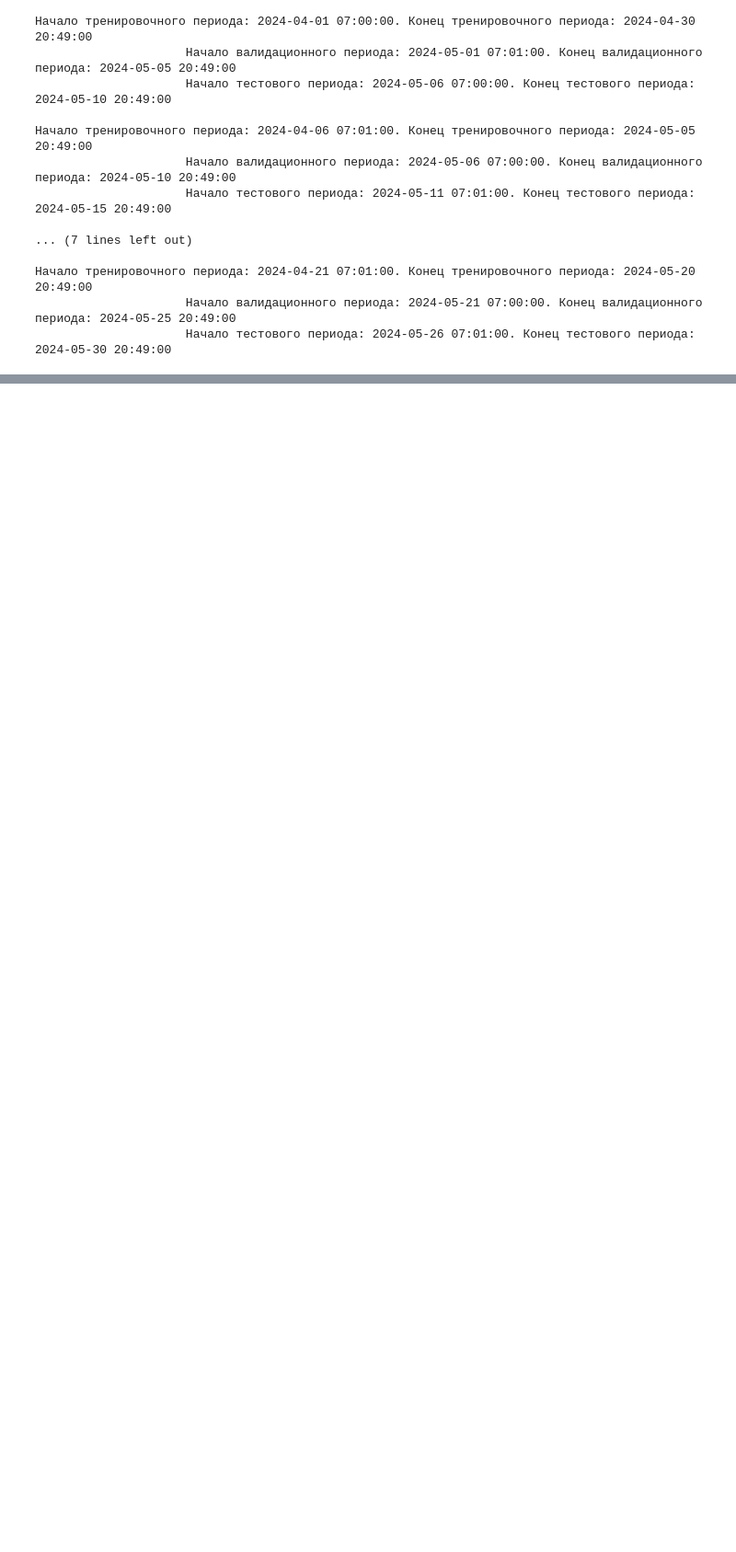
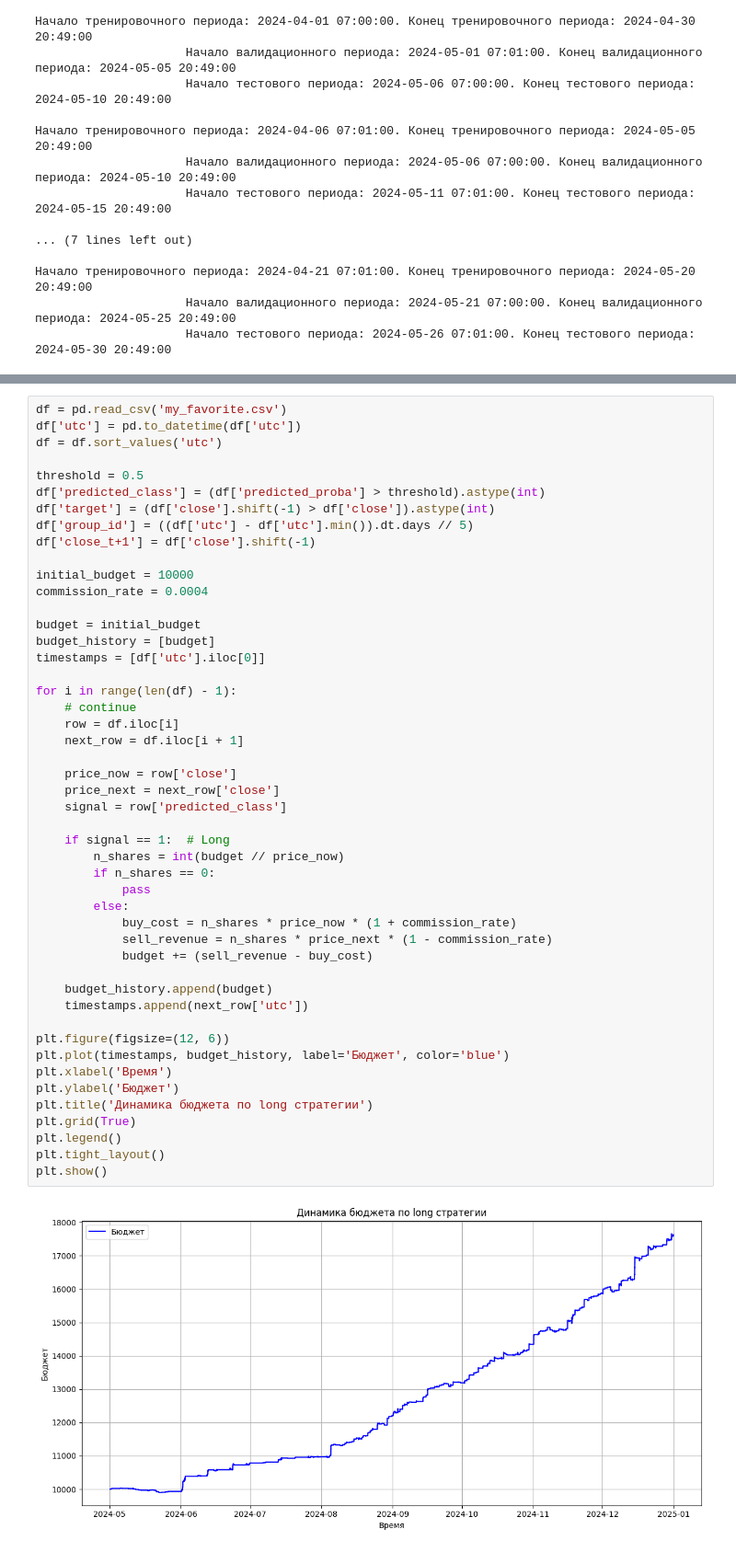
Before and after one commit to Invest-Predict/prices-predictions, a Jupyter notebook: research/new_metrics.ipynb, the cells around one changed output, grey strips where cells are left out. Shown at 92% size. Drawn from its saved outputs; the diff is of its cells as text; blank space fills up the shorter version.

```diff
--- a/research/new_metrics.ipynb
+++ b/research/new_metrics.ipynb
@@ -267,0 +270,50 @@ for i in range(len(dfs)):
+# %%
+df = pd.read_csv('my_favorite.csv')
+df['utc'] = pd.to_datetime(df['utc'])
+df = df.sort_values('utc')
+
+threshold = 0.5
+df['predicted_class'] = (df['predicted_proba'] > threshold).astype(int)
+df['target'] = (df['close'].shift(-1) > df['close']).astype(int)
+df['group_id'] = ((df['utc'] - df['utc'].min()).dt.days // 5)
+df['close_t+1'] = df['close'].shift(-1)
+
+initial_budget = 10000
+commission_rate = 0.0004
+
+budget = initial_budget
+budget_history = [budget]
+timestamps = [df['utc'].iloc[0]]
+
+for i in range(len(df) - 1):
+    # continue
+    row = df.iloc[i]
+    next_row = df.iloc[i + 1]
+
+    price_now = row['close']
+    price_next = next_row['close']
+    signal = row['predicted_class']
+
+    if signal == 1:  # Long
+        n_shares = int(budget // price_now)
+        if n_shares == 0:
+            pass
+        else:
+            buy_cost = n_shares * price_now * (1 + commission_rate)
+            sell_revenue = n_shares * price_next * (1 - commission_rate)
+            budget += (sell_revenue - buy_cost)
+
+    budget_history.append(budget)
+    timestamps.append(next_row['utc'])
+
+plt.figure(figsize=(12, 6))
+plt.plot(timestamps, budget_history, label='Бюджет', color='blue')
+plt.xlabel('Время')
+plt.ylabel('Бюджет')
+plt.title('Динамика бюджета по long стратегии')
+plt.grid(True)
+plt.legend()
+plt.tight_layout()
+plt.show()
+# %% [output]
+[figure, added]
```
Also changed, not shown: parts of 1 cell of this notebook.
